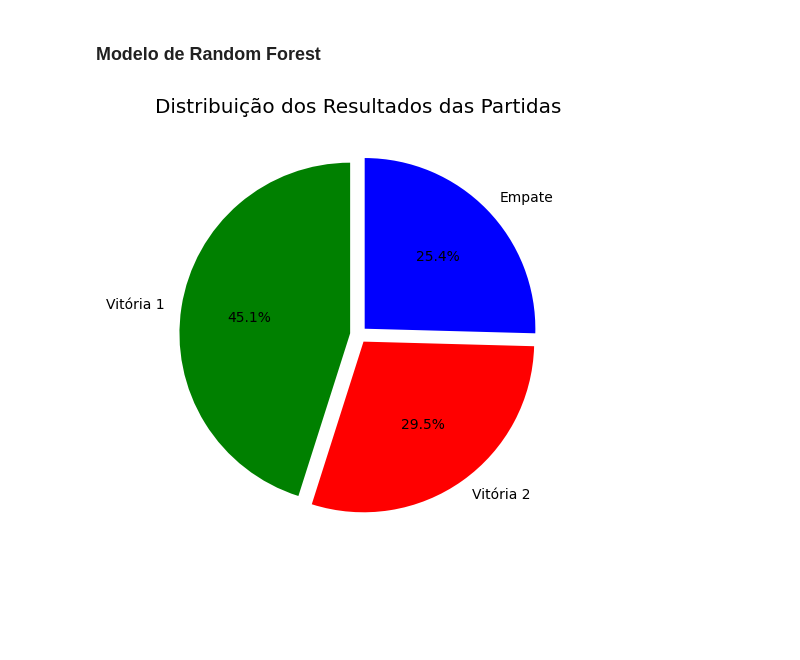
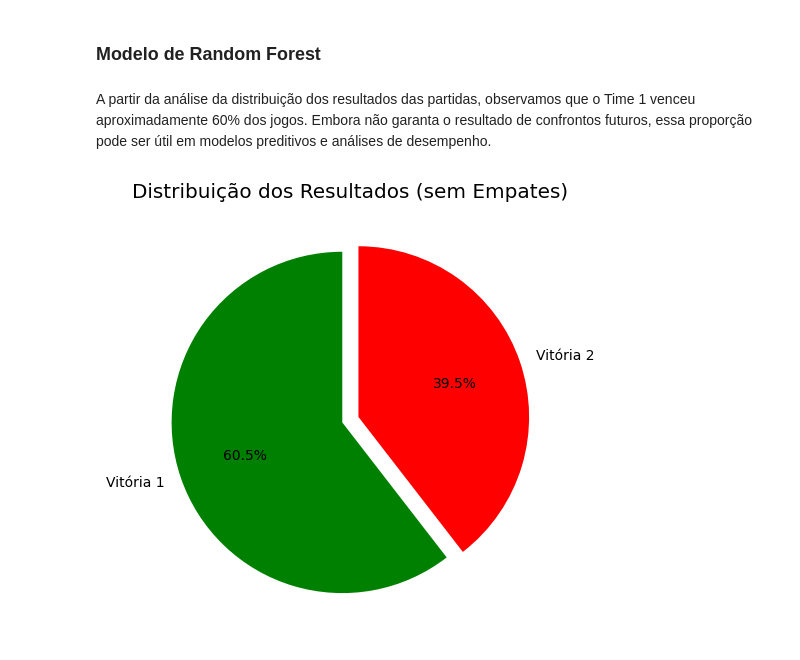
Before and after one commit to UFRJ-Analytica/PS-2025.1, a Jupyter notebook: analise_exploratorio.ipynb, the cells around one changed output. Saved outputs shown, nothing was run; the diff lists cells and outputs as text; code cells hidden in the pictures; blank space fills up the shorter version.

Commit message:
Resolve bug do random forest

```diff
--- a/analise_exploratorio.ipynb
+++ b/analise_exploratorio.ipynb
@@ -878,43 +878,31 @@ Ao testar o modelo com as variáveis que passaram por tratamento de outliers e v
 Acurácia de 80,57% indica um bom desempenho geral do modelo, com destaque para a classe 1.0, que teve um F1-score de 0.84, refletindo boa precisão e recall. No entanto, a classe 2.0, embora tenha um desempenho razoável com F1-score de 0.74, apresenta um recall de 72%, sugerindo que o modelo tem mais dificuldade em identificar corretamente essa classe.
 # %% [markdown]
 ### Modelo de Random Forest
+# %% [markdown]
+A partir da análise da distribuição dos resultados das partidas, observamos que o Time 1 venceu aproximadamente 60% dos jogos. Embora não garanta o resultado de confrontos futuros, essa proporção pode ser útil em modelos preditivos e análises de desempenho.
 # %%
 # Função para classificar o resultado da partida
 
-def classificar_resultado(row):
-    if row['Gols 1'] > row['Gols 2']:
-        return 'Vitória 1'
-    elif row['Gols 2'] > row['Gols 1']:
-        return 'Vitória 2'
-    else:
-        return 'Empate'
+df_randomForest = df_randomForest[df_randomForest['Gols 1'] != df_randomForest['Gols 2']].reset_index(drop=True)
 
+df_randomForest['Resultado'] = df_randomForest.apply(lambda row: 'Vitória 1' if row['Gols 1'] > row['Gols 2'] else 'Vitória 2', axis=1)
 
-# Aplica a classificação
-df_randomForest['Resultado'] = df_randomForest.apply(classificar_resultado, axis=1)
-
-# Conta e normaliza os resultados
 distribuicao_resultados = df_randomForest['Resultado'].value_counts(normalize=True)
-
-# Define as cores na ordem dos índices
 cores = {
     'Vitória 1': 'green',
-    'Vitória 2': 'red',
-    'Empate': 'blue'
+    'Vitória 2': 'red'
 }
 
-# Gráfico de pizza
 distribuicao_resultados.plot.pie(
     autopct='%1.1f%%',
     startangle=90,
     explode=[0.05] * len(distribuicao_resultados),
     colors=[cores[resultado] for resultado in distribuicao_resultados.index]
 )
-
-plt.title('Distribuição dos Resultados das Partidas')
-plt.ylabel('')  # Remove o rótulo do eixo Y
+plt.title('Distribuição dos Resultados (sem Empates)')
+plt.ylabel('')
 plt.tight_layout()
 plt.show()
 # %% [output]
-[figure, old version]
+[figure, new version]
 # %% [markdown]
```
Also changed, not shown: parts of 3 cells of this notebook.
